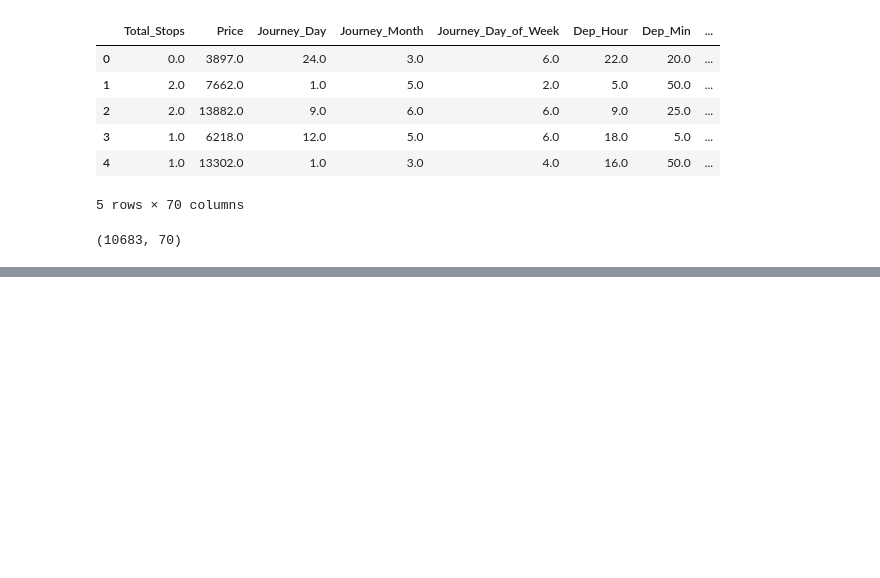
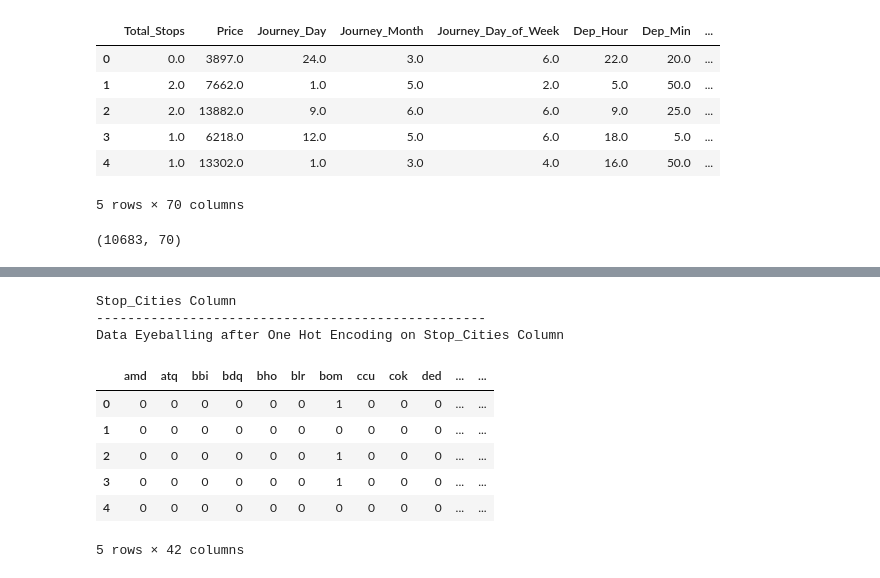
Before and after one commit to manishkr1754/Flight_Price_Prediction_Python, a Jupyter notebook: Flight_Price_Prediction_Random_Forest.ipynb, the cells around one changed output, grey strips where cells are left out. Drawn from its saved outputs; the diff is of its cells as text; code cells hidden in the pictures; blank space fills up the shorter version.

```diff
--- a/Flight_Price_Prediction_Random_Forest.ipynb
+++ b/Flight_Price_Prediction_Random_Forest.ipynb
@@ -659,0 +820,25 @@ data_train.shape
+# %%
+print("Duration Column")
+print("-"*50)
+duration = list(test_data['Duration'])
+
+duration_hours = []
+duration_mins = []
+
+# Iterate through the duration list and split hours and minutes
+for d in duration:
+    hours, mins = 0,0
+
+    if "h" in d:
+        hours = int(d.split("h")[0])
+    if "m" in d:
+        mins = int(d.split("m")[0].split()[-1])
+    duration_hours.append(hours)
+    duration_mins.append(mins)
+
+# Adding Duration column to test set
+test_data["Duration_hours"] = duration_hours
+test_data["Duration_mins"] = duration_mins
+test_data.drop(["Duration"], axis = 1, inplace = True)
+print("Data Eyeballing after EDA on Duration Column")
+test_data.head()
@@ -659,0 +857,12 @@ data_train.shape
+# %%
+print("Airline Column")
+print("-"*50)
+print(test_data["Airline"].value_counts())
+test_data["Airline"] = np.where(test_data.Airline.isin(["Multiple carriers Premium economy",
+                                                        "Jet Airways Business",
+                                                        "Vistara Premium economy",
+                                                        "Trujet"
+                                                       ]), "Others", test_data.Airline)
+Airline = pd.get_dummies(test_data["Airline"], drop_first= True)
+print("Data Eyeballing after One Hot Encoding on Airline Column")
+Airline.head()
@@ -659,0 +938,19 @@ data_train.shape
+# %%
+print("Stop_Cities Column")
+print("-"*50)
+test_data["Stop_Cities"] = test_data.Route.apply(lambda x: ' '.join(x.split(" → ")[1:-1]))
+Intermediate = pd.DataFrame(vectorizer.transform(test_data.Stop_Cities).todense(),
+             columns=vectorizer.get_feature_names())
+print("Data Eyeballing after One Hot Encoding on Stop_Cities Column")
+Intermediate.head()
+# %% [output]
+Stop_Cities Column
+--------------------------------------------------
+Data Eyeballing after One Hot Encoding on Stop_Cities Column
+|  | amd | atq | bbi | bdq | bho | blr | bom | ccu | cok | ded | ... | ... |
+| 0 | 0 | 0 | 0 | 0 | 0 | 0 | 1 | 0 | 0 | 0 | ... | ... |
+| 1 | 0 | 0 | 0 | 0 | 0 | 0 | 0 | 0 | 0 | 0 | ... | ... |
+| 2 | 0 | 0 | 0 | 0 | 0 | 0 | 1 | 0 | 0 | 0 | ... | ... |
+| 3 | 0 | 0 | 0 | 0 | 0 | 0 | 1 | 0 | 0 | 0 | ... | ... |
+| 4 | 0 | 0 | 0 | 0 | 0 | 0 | 0 | 0 | 0 | 0 | ... | ... |
+5 rows × 42 columns
```
Also changed, not shown: parts of 41 cells of this notebook.
